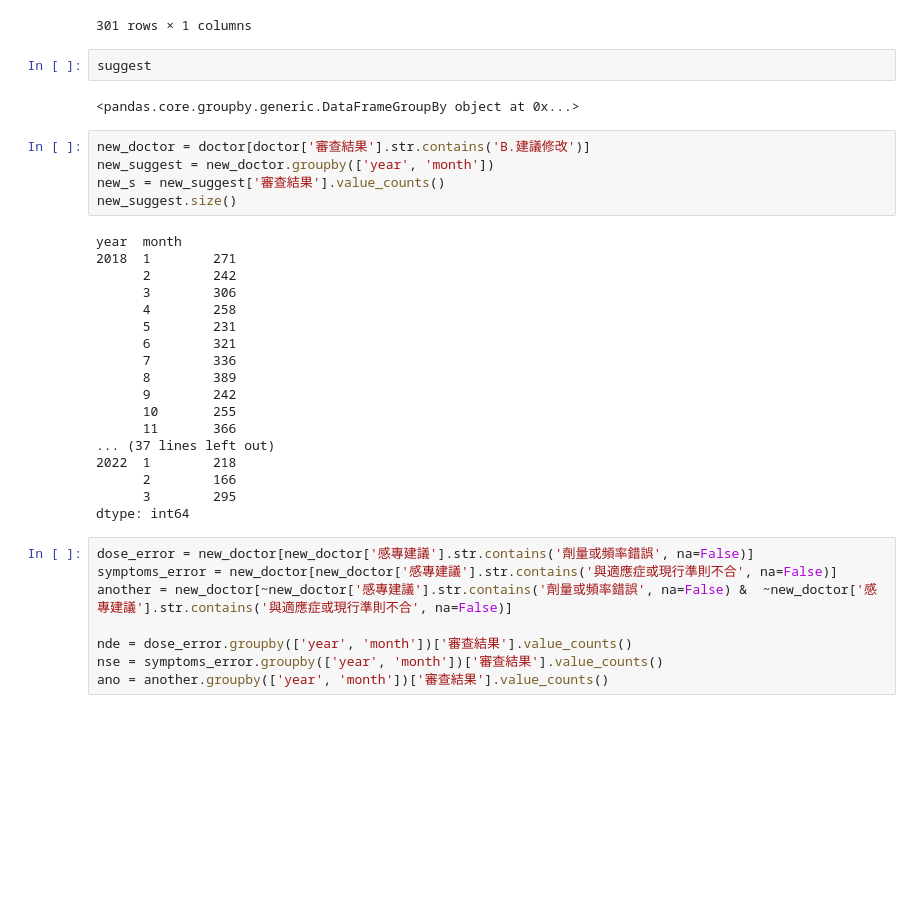
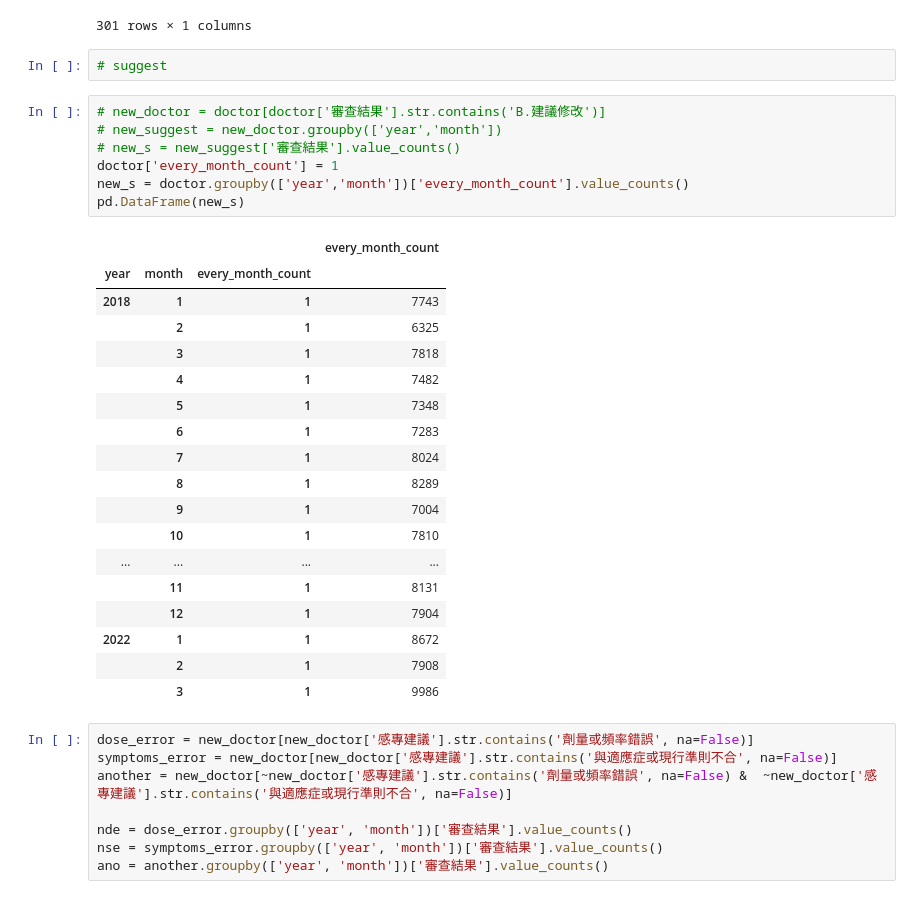
Before and after one commit to ChunWeiPeng/CMUH, a Jupyter notebook: CDSS_多莉多隻.ipynb, the cells around one changed output. Drawn from its saved outputs; the diff is of its cells as text; blank space fills up the shorter version.

```diff
--- a/CDSS_多莉多隻.ipynb
+++ b/CDSS_多莉多隻.ipynb
@@ -118,33 +118,34 @@ pd.DataFrame(suggest[['審查結果','Error_Dose_Frequency']].value_counts())
 |  |  | D.請開正式會診單 | False | 11 |
 |  |  | E.請完整填寫抗生素審核單 | True | 3 |
 301 rows × 1 columns
-# %%
-suggest
-# %% [output]
-<pandas.core.groupby.generic.DataFrameGroupBy object at 0x...>
+# %%
+# suggest
 # %%
-new_doctor = doctor[doctor['審查結果'].str.contains('B.建議修改')]
-new_suggest = new_doctor.groupby(['year', 'month'])
-new_s = new_suggest['審查結果'].value_counts()
-new_suggest.size()
+# new_doctor = doctor[doctor['審查結果'].str.contains('B.建議修改')]
+# new_suggest = new_doctor.groupby(['year','month'])
+# new_s = new_suggest['審查結果'].value_counts()
+doctor['every_month_count'] = 1
+new_s = doctor.groupby(['year','month'])['every_month_count'].value_counts()
+pd.DataFrame(new_s)
 # %% [output]
-year  month
-2018  1        271
-      2        242
-      3        306
-      4        258
-      5        231
-      6        321
-      7        336
-      8        389
-      9        242
-      10       255
-      11       366
-... (37 lines left out)
-2022  1        218
-      2        166
-      3        295
-dtype: int64
+|  |  |  | every_month_count |
+| year | month | every_month_count |  |
+| 2018 | 1 | 1 | 7743 |
+|  | 2 | 1 | 6325 |
+|  | 3 | 1 | 7818 |
+|  | 4 | 1 | 7482 |
+|  | 5 | 1 | 7348 |
+|  | 6 | 1 | 7283 |
+|  | 7 | 1 | 8024 |
+|  | 8 | 1 | 8289 |
+|  | 9 | 1 | 7004 |
+|  | 10 | 1 | 7810 |
+| ... | ... | ... | ... |
+|  | 11 | 1 | 8131 |
+|  | 12 | 1 | 7904 |
+| 2022 | 1 | 1 | 8672 |
+|  | 2 | 1 | 7908 |
+|  | 3 | 1 | 9986 |
 # %%
 dose_error = new_doctor[new_doctor['感專建議'].str.contains('劑量或頻率錯誤', na=False)]
 symptoms_error = new_doctor[new_doctor['感專建議'].str.contains('與適應症或現行準則不合', na=False)]
```
Also changed, not shown: parts of 3 cells of this notebook, 3 other files.
